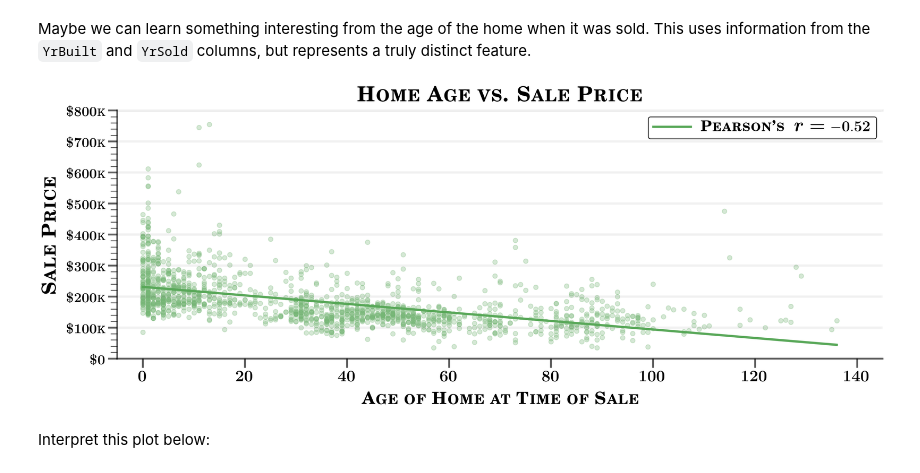
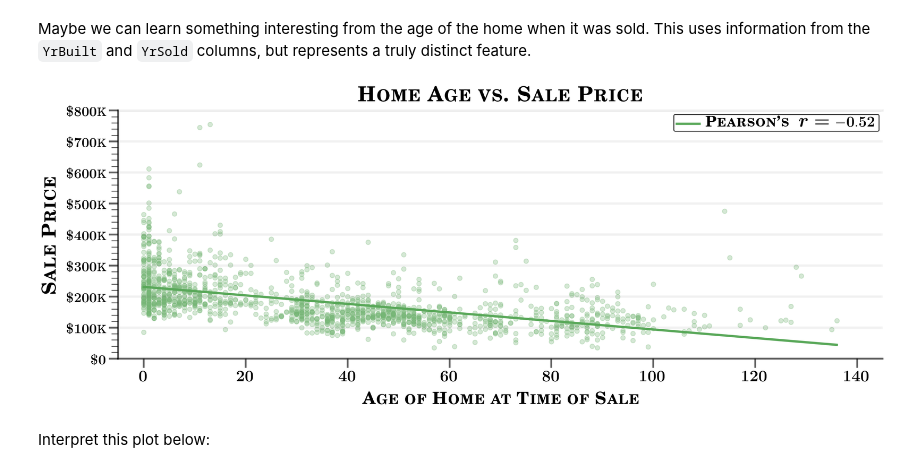
Before and after one commit to sarnadpy32/dsc-pandas-eda-lab, a Jupyter notebook: index.ipynb, the cells around one changed output. Saved outputs shown, nothing was run; the diff lists cells and outputs as text; code cells hidden in the pictures.

```diff
--- a/index.ipynb
+++ b/index.ipynb
@@ -1150,7 +1150,7 @@ Maybe we can learn something interesting from the age of the home when it was so
 def final_currency(x, pos):
     if x != 0:
         s = r'{\fontsize{18}{0}\selectfont{$\boldsymbol{\$}\mathbf{'+\
-            '{:.0f}'.format(x*1e-3)+'}$}}'+r'{\fontsize{13.5}{0}\selectfont{\scshape{K}}}'
+            '{:.0f}'.format(x*1e-3)+'}$}}'+r'{\fontsize{15}{0}\selectfont{\scshape{K}}}'
     else:
         s = r'{\fontsize{18}{0}\selectfont{$\boldsymbol{\$}\mathbf{'+str(0)+'}$}}'
     return s
@@ -1231,37 +1231,35 @@ tick_params(ax)
 #################################################################################################
 lab_kw = dict(labelpad=12)
 tit_kw = dict(pad=9)
 #------------------------------------------------------------------------------------------------
 x_lab = 'Age of Home at Time of Sale'
 y_lab = 'Sale Price'
 #------------------------------------------------------------------------------------------------
 ax.set_xlabel(r'{\fontsize{22.5}{0}\selectfont{\textbf{\scshape{'+x_lab+'}}}}', **lab_kw)
 ax.set_ylabel(r'{\fontsize{25.5}{0}\selectfont{\textbf{\scshape{'+y_lab+'}}}}', **lab_kw)
 #------------------------------------------------------------------------------------------------
 ax.set_title(plot_title(), pad=12)
 
 # Setting legend, saving the plot, and showing the plots
 #################################################################################################
 pear_r = np.corrcoef(df["Age"], df["SalePrice"])[0][1]
 #------------------------------------------------------------------------------------------------
-leg_font_kw = dict(size=16.5)
-leg_kw = dict(bbox_to_anchor=(1,1), loc='upper right', prop=leg_font_kw, labelspacing=.63,
-              handlelength=3)
+leg_kw = dict(bbox_to_anchor=(1,1), loc='upper right', labelspacing=.63, handlelength=3)
 frame_kw = dict(lw=1.2, ec='k')
 #------------------------------------------------------------------------------------------------
 leg_text = [r"{\fontsize{19.5}{0}\selectfont{\textbf{\scshape{Pearson's }}}}"+   \
             r'{\fontsize{24}{0}\selectfont{\ $\boldsymbol{r}$\ $\boldsymbol{=}$\ }}'+   \
             r'{\fontsize{19.5}{0}\selectfont{$\mathbf{'+'{:.2f}'.format(pear_r)+'}$}}']
 leg_line = [mlines.Line2D([],[], color=line_faded_color, lw=3)]
 leg = ax.legend(handles=leg_line, labels=leg_text, **leg_kw)
 #------------------------------------------------------------------------------------------------
 plt.setp(leg.get_frame(), **frame_kw)
 #------------------------------------------------------------------------------------------------
 fig.savefig('visuals\Home Age vs Sale Price.jpeg', format='jpeg', bbox_inches='tight')
 #------------------------------------------------------------------------------------------------
 plt.show()
 # %% [output]
-[figure, old version]
+[figure, new version]
 # %% [markdown]
 Interpret this plot below:
 # %%
```
Also changed, not shown: 1 other file.
